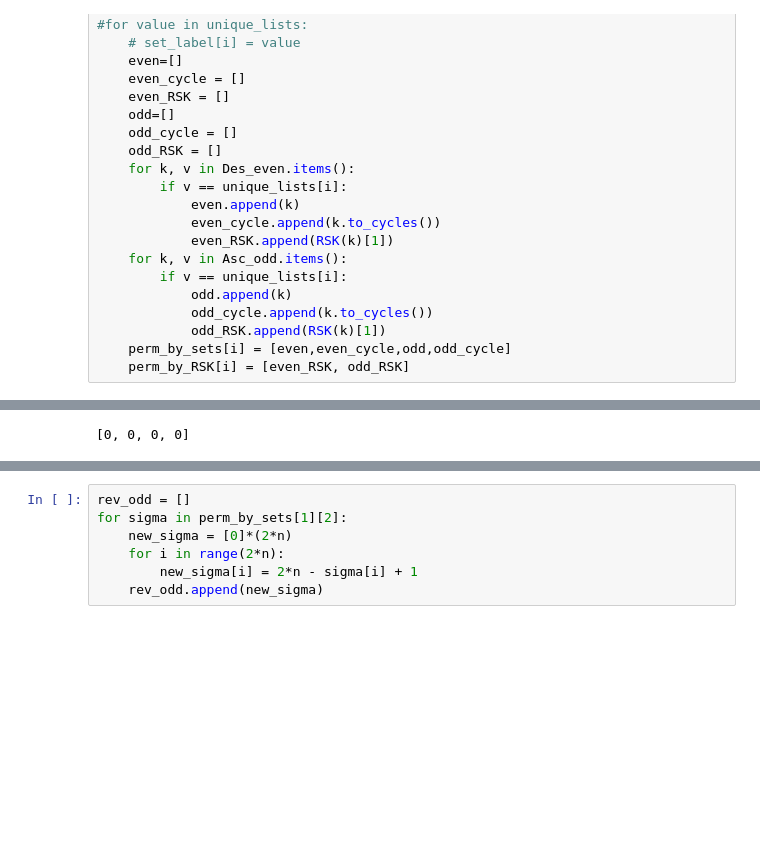
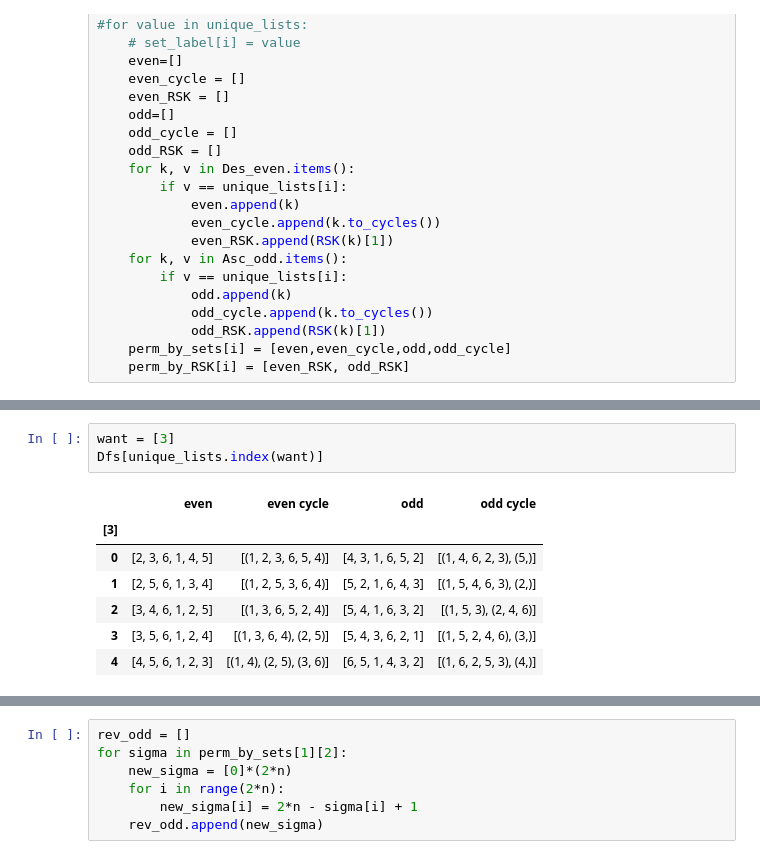
Before and after one commit to gyp2438/permutations, a Jupyter notebook: DesAsc.ipynb, the cells around one changed output, grey strips where cells are left out. Cells and saved outputs as stored; diff of their text form; blank space fills up the shorter version.

```diff
--- a/DesAsc.ipynb
+++ b/DesAsc.ipynb
@@ -89,3 +164,11 @@ Dfs[unique_lists.index(want)]
 # %%
+want = [3]
+Dfs[unique_lists.index(want)]
 # %% [output]
-[0, 0, 0, 0]
+|  | even | even cycle | odd | odd cycle |
+| [3] |  |  |  |  |
+| 0 | [2, 3, 6, 1, 4, 5] | [(1, 2, 3, 6, 5, 4)] | [4, 3, 1, 6, 5, 2] | [(1, 4, 6, 2, 3), (5,)] |
+| 1 | [2, 5, 6, 1, 3, 4] | [(1, 2, 5, 3, 6, 4)] | [5, 2, 1, 6, 4, 3] | [(1, 5, 4, 6, 3), (2,)] |
+| 2 | [3, 4, 6, 1, 2, 5] | [(1, 3, 6, 5, 2, 4)] | [5, 4, 1, 6, 3, 2] | [(1, 5, 3), (2, 4, 6)] |
+| 3 | [3, 5, 6, 1, 2, 4] | [(1, 3, 6, 4), (2, 5)] | [5, 4, 3, 6, 2, 1] | [(1, 5, 2, 4, 6), (3,)] |
+| 4 | [4, 5, 6, 1, 2, 3] | [(1, 4), (2, 5), (3, 6)] | [6, 5, 1, 4, 3, 2] | [(1, 6, 2, 5, 3), (4,)] |
```
Also changed, not shown: parts of 13 cells of this notebook.
